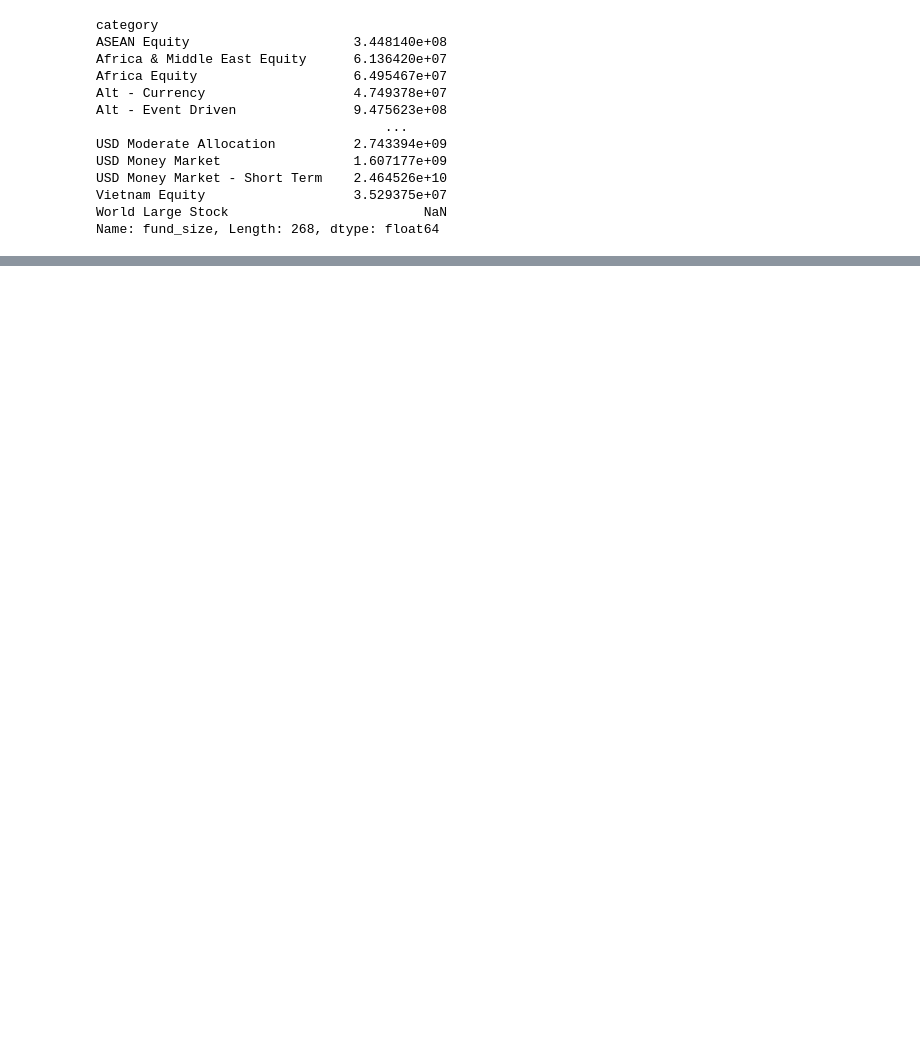
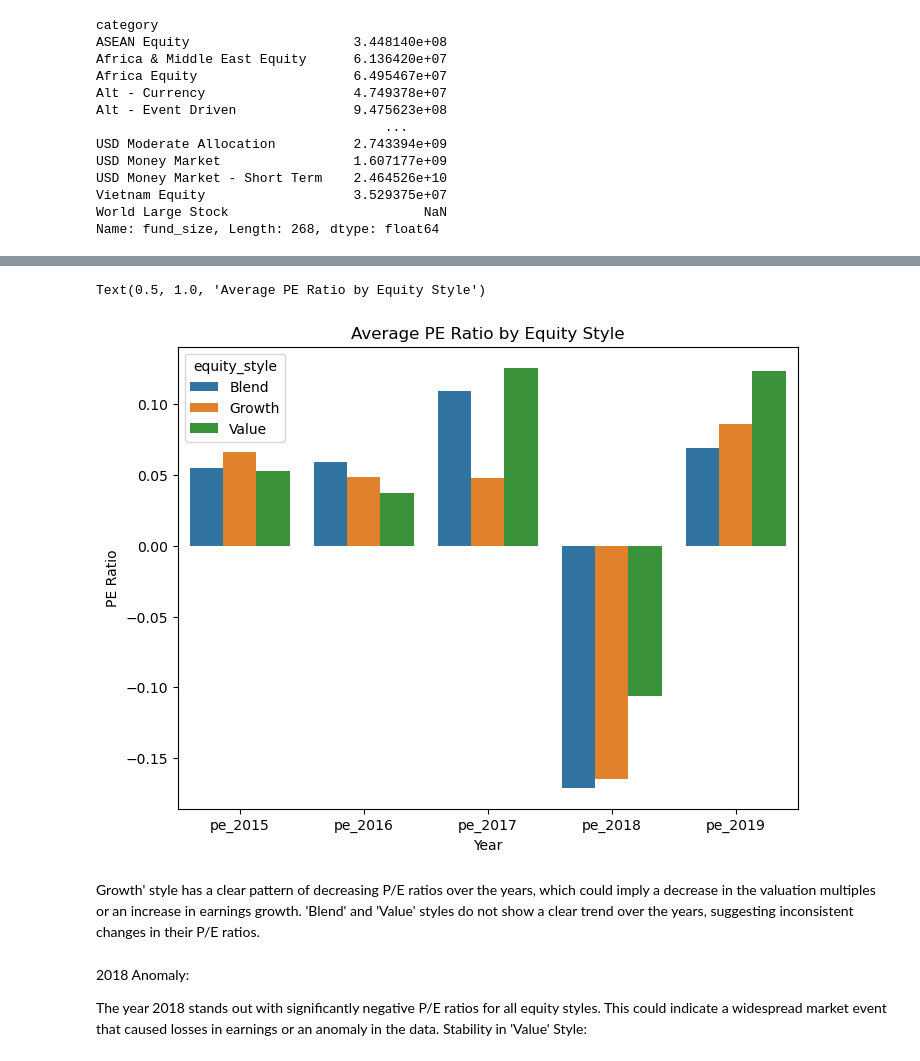
Before and after one commit to abishekchiffon/Risk_prediction_Mutual_funds, a Jupyter notebook: EDA Nov 25.ipynb, the cells around one changed output, grey strips where cells are left out. Cells and saved outputs as stored; diff of their text form; code cells hidden in the pictures; blank space fills up the shorter version.

```diff
--- a/EDA Nov 25.ipynb
+++ b/EDA Nov 25.ipynb
@@ -343,0 +554,17 @@ plt.show()
+# %%
+
+# Create a seaborn bar plot
+plt.figure(figsize=(8, 6))
+sns.barplot(data=pe_melted, x='Year', y='PE Ratio', hue='equity_style')
+plt.title('Average PE Ratio by Equity Style')
+# %% [output]
+Text(0.5, 1.0, 'Average PE Ratio by Equity Style')
+[figure, added]
+# %% [markdown]
+Growth' style has a clear pattern of decreasing P/E ratios over the years, which could imply a decrease in the valuation multiples or an increase in earnings growth.
+'Blend' and 'Value' styles do not show a clear trend over the years, suggesting inconsistent changes in their P/E ratios.
+# %% [markdown]
+2018 Anomaly:
+
+The year 2018 stands out with significantly negative P/E ratios for all equity styles. This could indicate a widespread market event that caused losses in earnings or an anomaly in the data.
+Stability in 'Value' Style:
```
Also changed, not shown: parts of 40 cells of this notebook.
